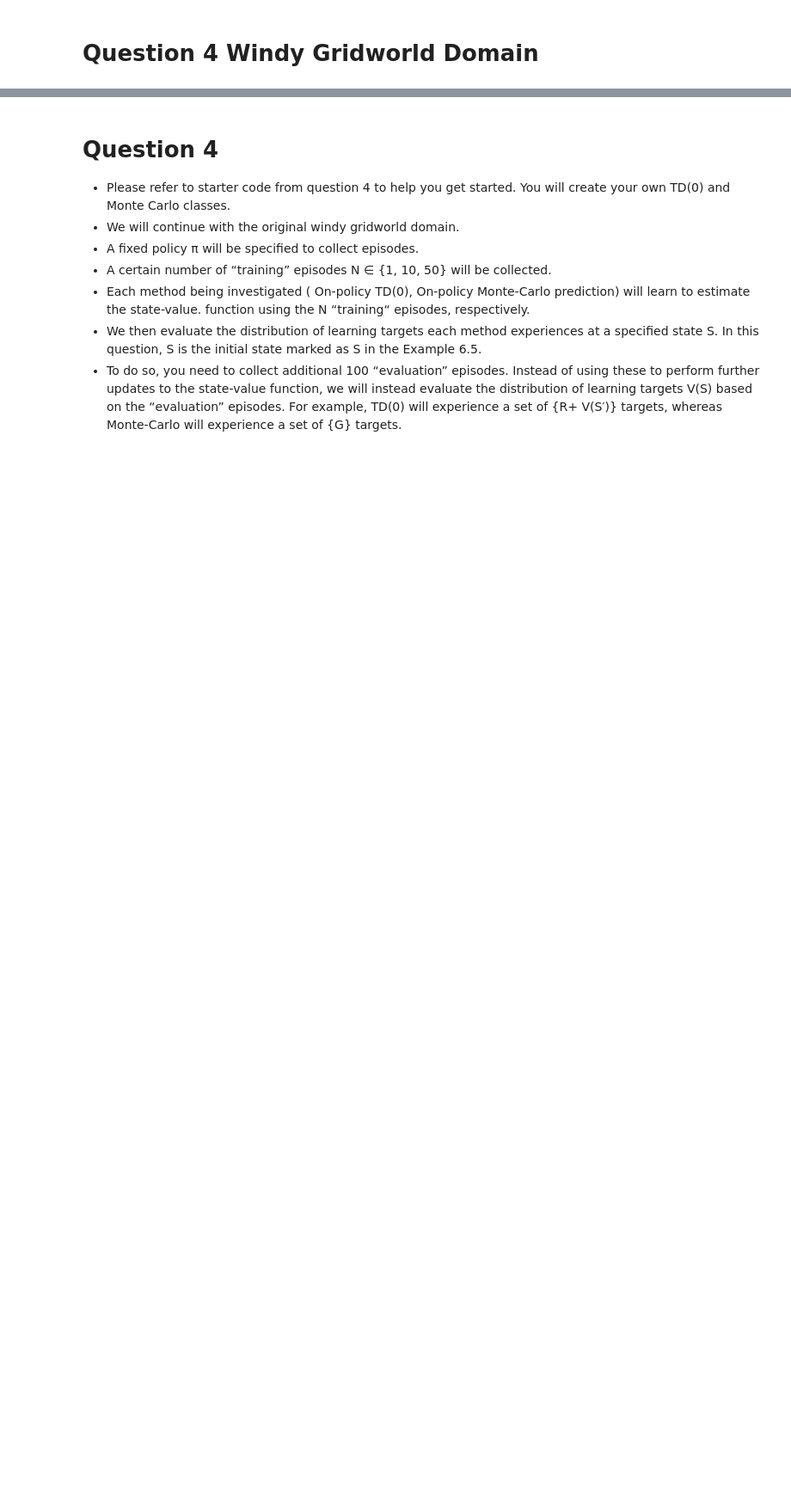
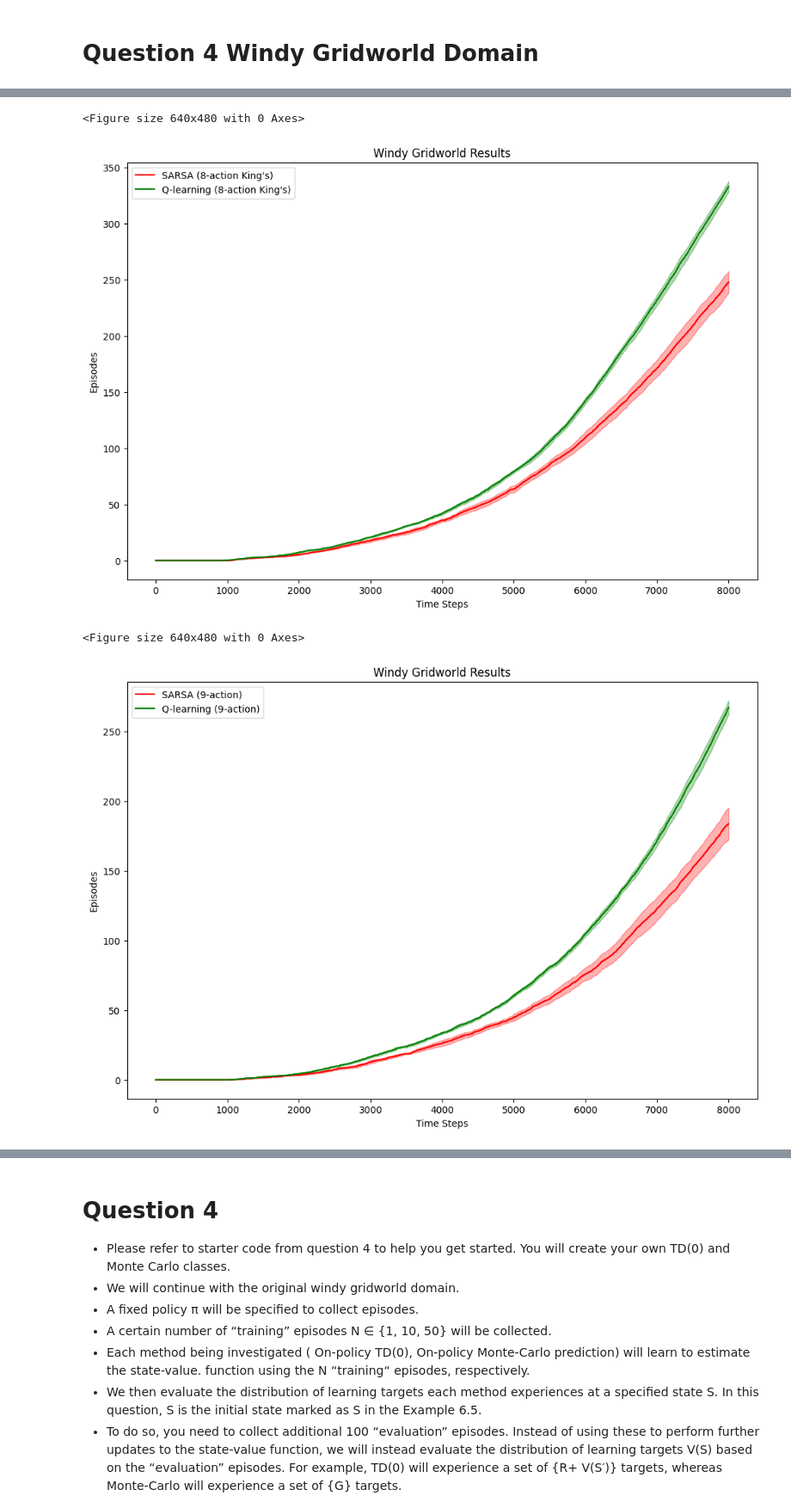
Before and after one commit to Teoman21/CS5180, a Jupyter notebook: hw5/ex5_26spring.ipynb, the cells around one changed output, grey strips where cells are left out. Shown at 86% size. Drawn from its saved outputs; the diff is of its cells as text; code cells hidden in the pictures; blank space fills up the shorter version.

```diff
--- a/hw5/ex5_26spring.ipynb
+++ b/hw5/ex5_26spring.ipynb
@@ -358,0 +683,34 @@ if __name__ == "__main__":
+# %%
+#4(c) kings moves - 8 actions and optional 9th no move action
+def run_kings_moves(run_num, timeout, enable_no_move=False):
+    #create env with kings moves
+    env = WindyGridWorld(enable_king_move=True, enable_no_move=enable_no_move)
+    epsilon, alpha, gamma = 0.1, 0.5, 1.0
+
+    sarsa_results, q_results = [], []
+    for _ in range(run_num):
+        #run sarsa trials
+        ep = SARSA(env, alpha, epsilon, gamma, timeout).run()
+        sarsa_results.append(ep[:8000])
+    for _ in range(run_num):
+        #run q learning trials
+        ep = QLearning(env, alpha, epsilon, gamma, timeout).run()
+        q_results.append(ep[:8000])
+
+    label = "9-action" if enable_no_move else "8-action King's"
+    plot_curves(
+        [np.array(sarsa_results), np.array(q_results)],
+        [f'SARSA ({label})', f'Q-learning ({label})'],
+        ['r', 'g'],
+        "Episodes"
+    )
+
+if __name__ == "__main__":
+    np.random.seed(1234); random.seed(1234)
+    run_kings_moves(10, 8000, enable_no_move=False)  #8 actions
+    run_kings_moves(10, 8000, enable_no_move=True)   #9 actions with no move
+# %% [output]
+<Figure size 640x480 with 0 Axes>
+[figure, added]
+<Figure size 640x480 with 0 Axes>
+[figure, added]
```
Also changed, not shown: parts of 12 cells of this notebook, 3 other files.
